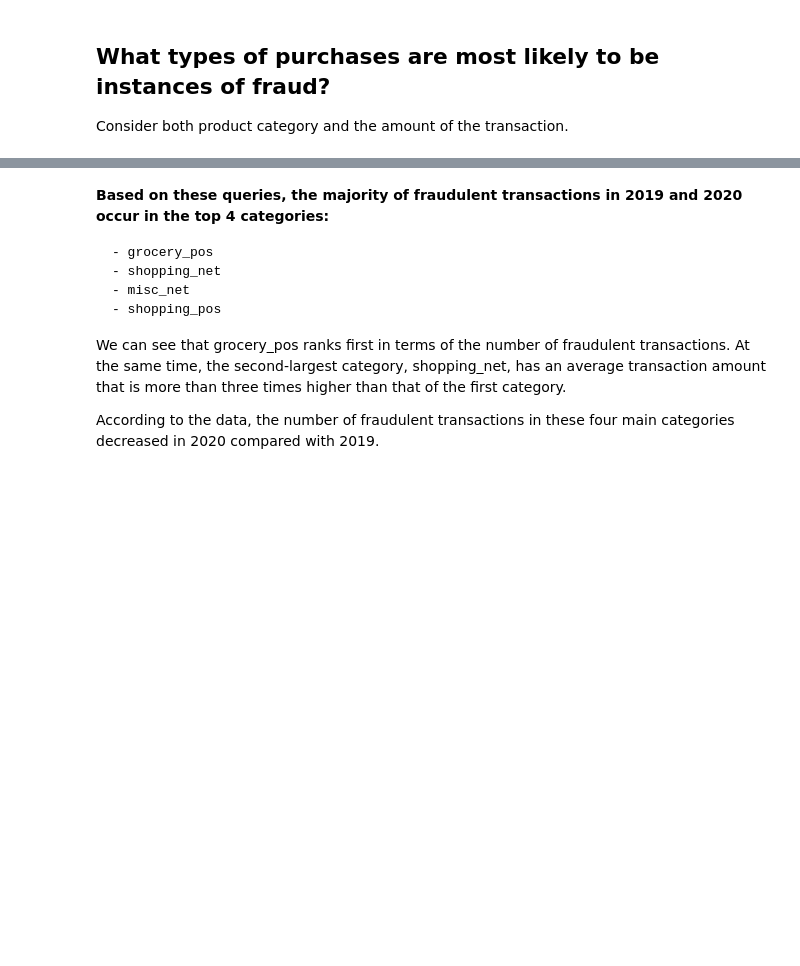
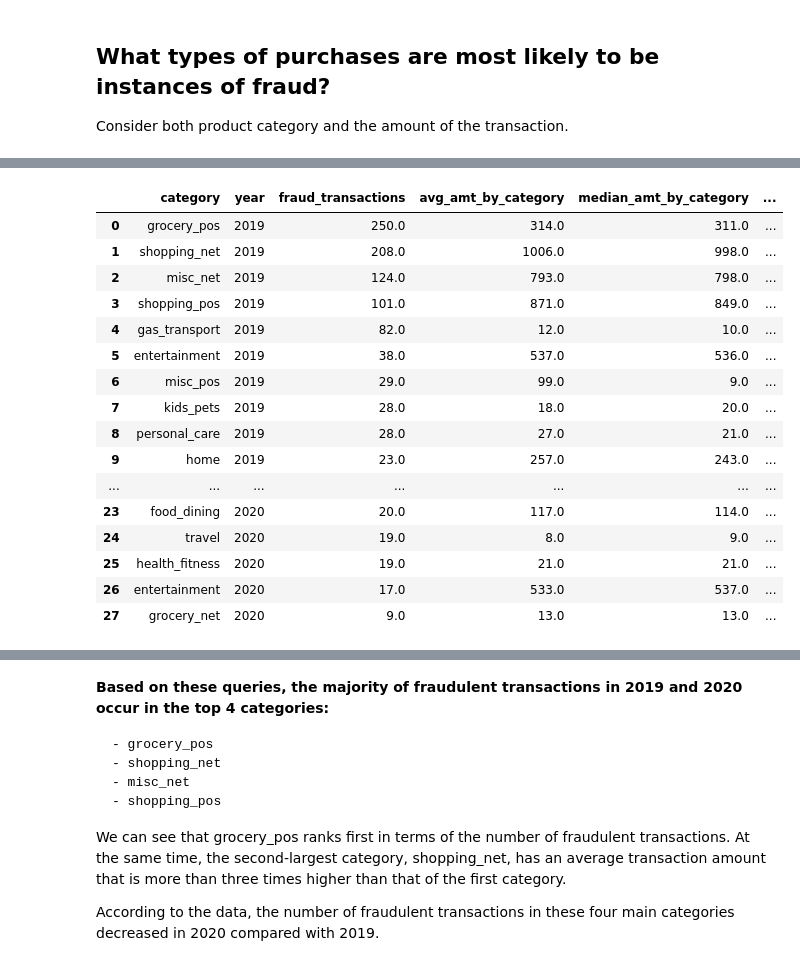
Before and after one commit to KaterynaGur/credit_card_fraud, a Jupyter notebook: notebook.ipynb, the cells around one changed output, grey strips where cells are left out. Saved outputs shown, nothing was run; the diff lists cells and outputs as text; code cells hidden in the pictures; blank space fills up the shorter version.

```diff
--- a/notebook.ipynb
+++ b/notebook.ipynb
@@ -171,0 +114,32 @@ ORDER BY fraud_transactions DESC;
+# %%
+SELECT
+	category
+	, EXTRACT(YEAR FROM trans_date_trans_time) as year
+	, SUM(is_fraud) AS fraud_transactions
+	, ROUND(AVG(amt)) AS avg_amt_by_category
+	, ROUND(PERCENTILE_CONT(0.5) WITHIN GROUP (ORDER BY amt)) AS median_amt_by_category
+	, ROUND(SUM(amt)) AS total_sum_amt_by_category
+FROM 'credit_card_fraud.csv'
+WHERE is_fraud = 1
+GROUP BY category
+		, EXTRACT(YEAR FROM trans_date_trans_time)
+ORDER BY EXTRACT(YEAR FROM trans_date_trans_time)
+		,fraud_transactions DESC;
+# %% [output]
+|  | category | year | fraud_transactions | avg_amt_by_category | median_amt_by_category | ... |
+| 0 | grocery_pos | 2019 | 250.0 | 314.0 | 311.0 | ... |
+| 1 | shopping_net | 2019 | 208.0 | 1006.0 | 998.0 | ... |
+| 2 | misc_net | 2019 | 124.0 | 793.0 | 798.0 | ... |
+| 3 | shopping_pos | 2019 | 101.0 | 871.0 | 849.0 | ... |
+| 4 | gas_transport | 2019 | 82.0 | 12.0 | 10.0 | ... |
+| 5 | entertainment | 2019 | 38.0 | 537.0 | 536.0 | ... |
+| 6 | misc_pos | 2019 | 29.0 | 99.0 | 9.0 | ... |
+| 7 | kids_pets | 2019 | 28.0 | 18.0 | 20.0 | ... |
+| 8 | personal_care | 2019 | 28.0 | 27.0 | 21.0 | ... |
+| 9 | home | 2019 | 23.0 | 257.0 | 243.0 | ... |
+| ... | ... | ... | ... | ... | ... | ... |
+| 23 | food_dining | 2020 | 20.0 | 117.0 | 114.0 | ... |
+| 24 | travel | 2020 | 19.0 | 8.0 | 9.0 | ... |
+| 25 | health_fitness | 2020 | 19.0 | 21.0 | 21.0 | ... |
+| 26 | entertainment | 2020 | 17.0 | 533.0 | 537.0 | ... |
+| 27 | grocery_net | 2020 | 9.0 | 13.0 | 13.0 | ... |
```
Also changed, not shown: parts of 4 cells of this notebook.
